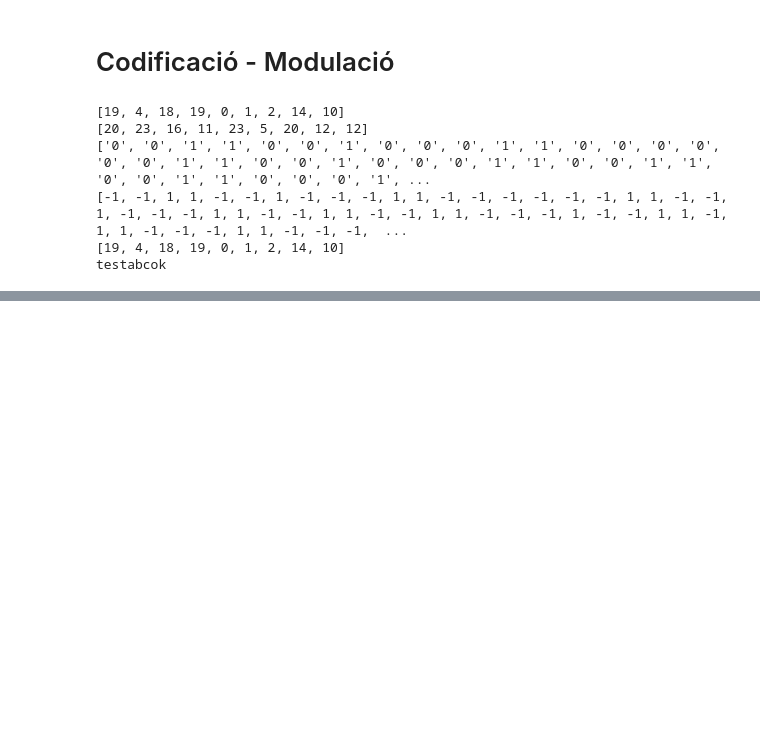
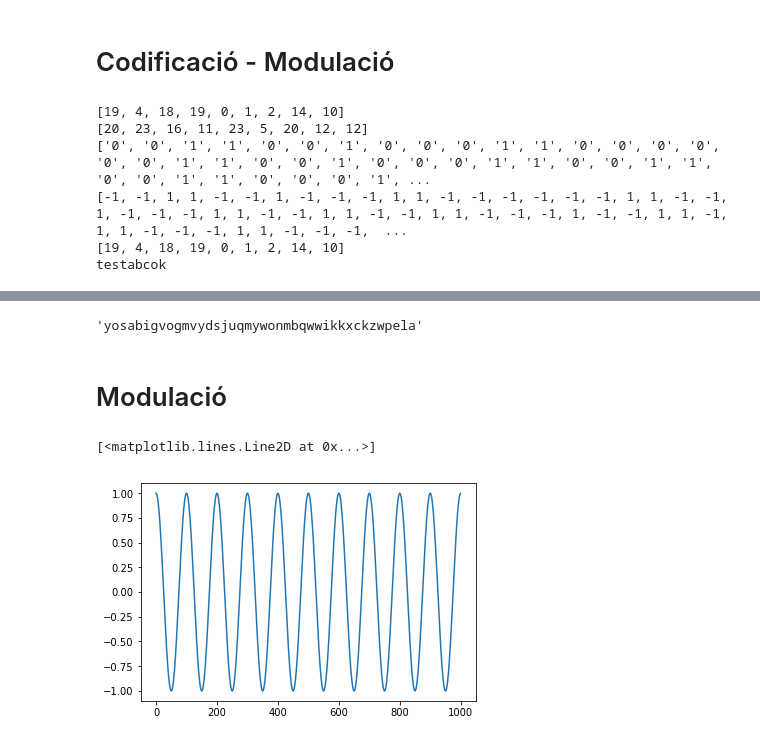
Before and after one commit to Daver35/Entregues_XRXS, a Jupyter notebook: XRXS.ipynb, the cells around one changed output, grey strips where cells are left out. Cells and saved outputs as stored; diff of their text form; code cells hidden in the pictures; blank space fills up the shorter version.

```diff
--- a/XRXS.ipynb
+++ b/XRXS.ipynb
@@ -195 +201,7 @@ print(Pseudo_list)
 [1, 0, -1, 1, 0, 0, -1, 1]
+# %%
+randomString(40)
+# %% [output]
+'yosabigvogmvydsjuqmywonmbqwwikkxckzwpela'
+# %% [markdown]
+# Modulació
@@ -195,0 +211,11 @@ print(Pseudo_list)
+# %%
+amplitud = 1
+freq =  1
+sinusoidal = amplitud*np.cos(2*np.pi*freq*np.arange(1000)/100)
+def sinusoidal(x,amplitud=1, freq=1,steps=100):
+    return amplitud*np.cos(2*np.pi*freq*x/steps)
+# %%
+plt.plot(sinusoidal(np.arange(1000)))
+# %% [output]
+[<matplotlib.lines.Line2D at 0x...>]
+[figure, added]
```
Also changed, not shown: parts of 8 cells of this notebook.
